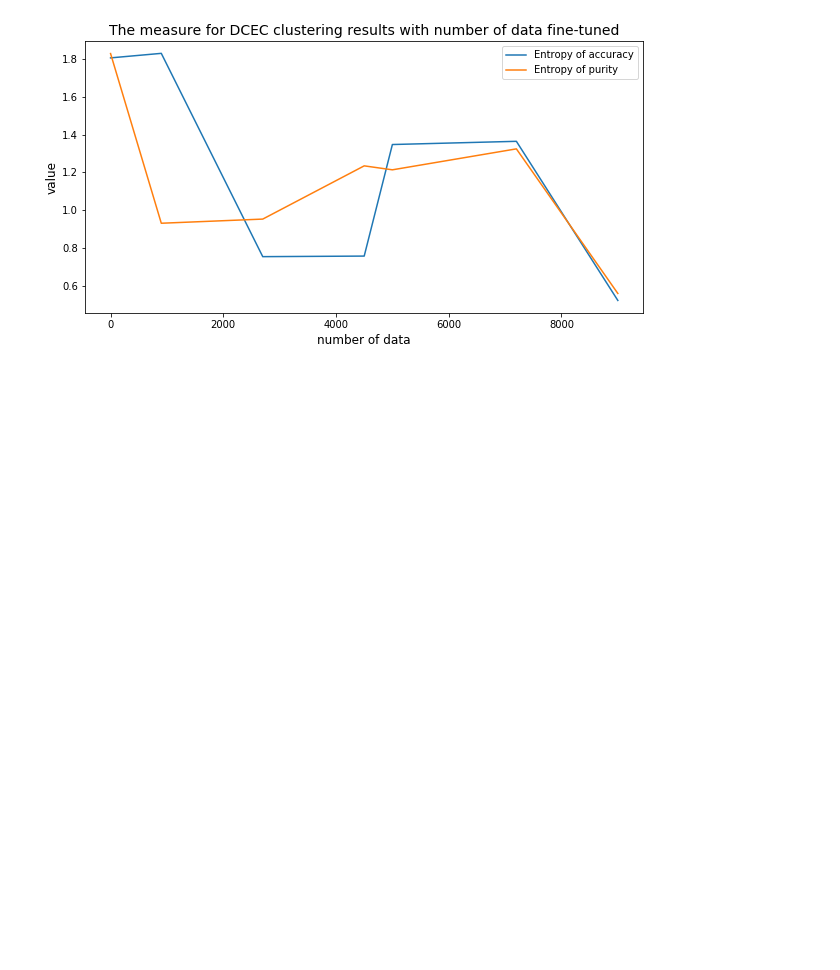
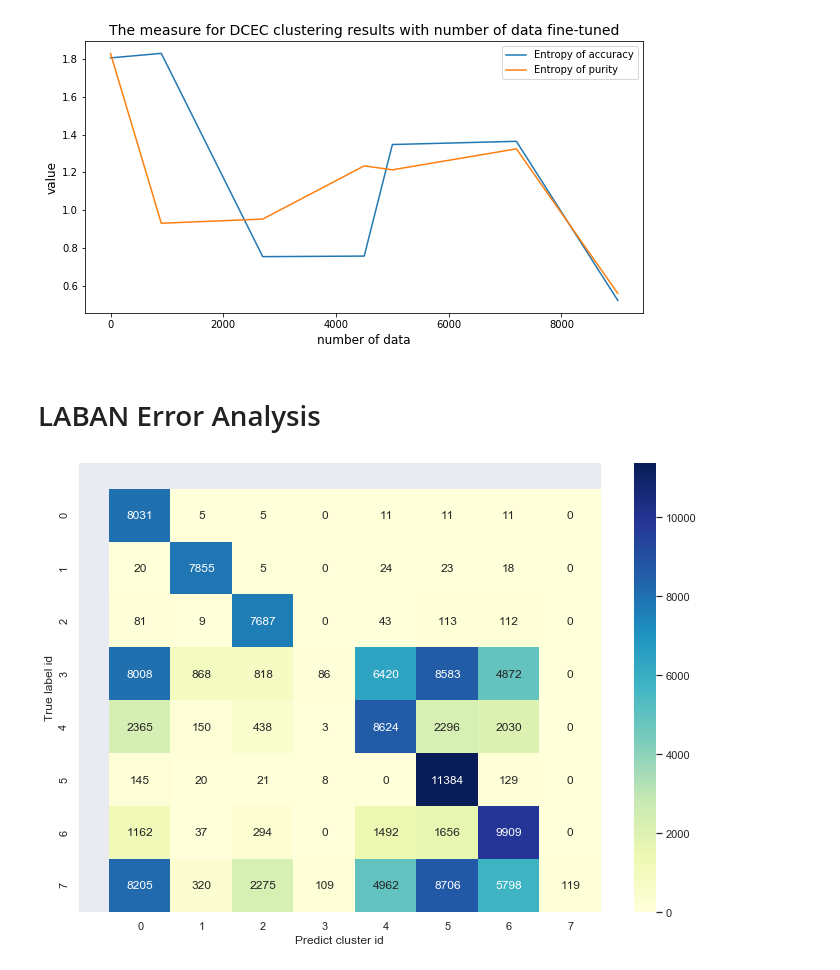
Before and after one commit to waynewu6250/Multi-intent-dialoguer, a Jupyter notebook: Processing.ipynb, the cells around one changed output. Drawn from its saved outputs; the diff is of its cells as text; code cells hidden in the pictures; blank space fills up the shorter version.

Commit message:
Update error analysis

```diff
--- a/Processing.ipynb
+++ b/Processing.ipynb
@@ -634,3 +634,5 @@ plt.savefig("clustering_labels/measure_se_dcec.png", dpi=200)
 plt.show()
 # %% [output]
 [figure]
+# %% [markdown]
+# LABAN Error Analysis
@@ -636,0 +690,18 @@ plt.show()
+# %%
+# df, datatype = create_confusion('semantic', 25)
+# df, datatype = create_confusion('mixatis', 17)
+# df, datatype = create_confusion('mixsnips', 7)
+# df, datatype, add = create_confusion('semantic', 25, 5)
+# df, datatype, add = create_confusion('mixatis', 17, 8)
+df, datatype, add = create_confusion('mixsnips', 7, 0)
+# %%
+sns.set(rc={'figure.figsize':(11.7,8.27)})
+sns_plot = sns.heatmap(df, cmap="YlGnBu", annot=True, fmt="d")
+sns_plot.set_xlim(-0.5, len(df.columns))
+sns_plot.set_ylim(len(df), -0.5)
+sns_plot.set_xlabel('Predict cluster id')
+sns_plot.set_ylabel('True label id')
+fig = sns_plot.get_figure()
+fig.savefig("error_analysis/predictions/{}_multi_{}.jpg".format(datatype, add), dpi=200)
+# %% [output]
+[figure, added]
```
Also changed, not shown: parts of 6 cells of this notebook, 26 other files.
